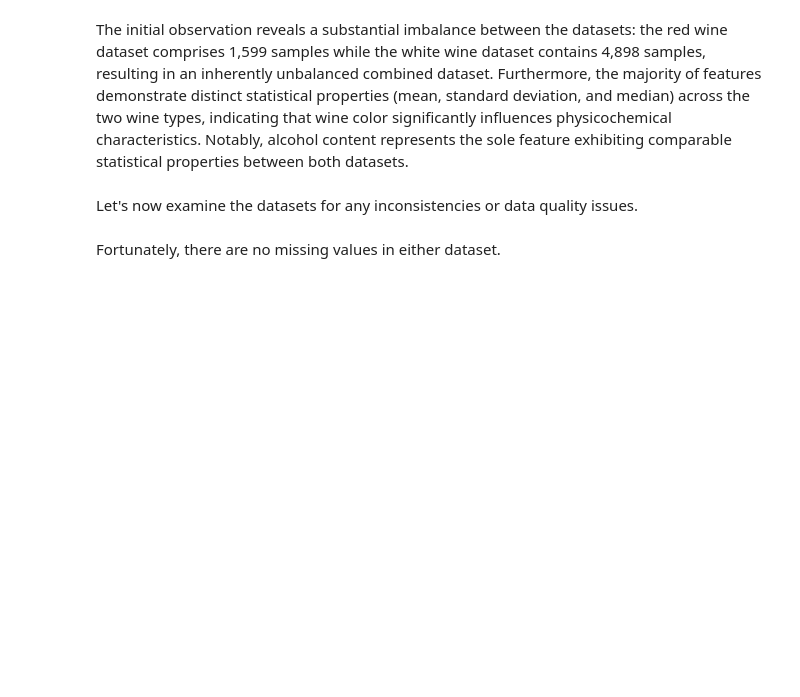
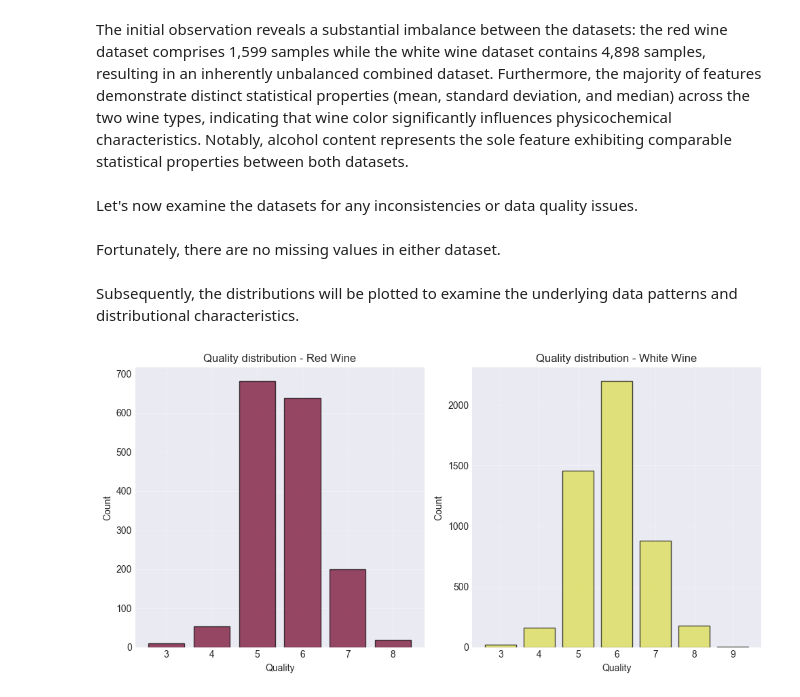
Before and after one commit to PrismaKisar/SVM-Logistic-Regression-for-Wine-Quality-Prediction, a Jupyter notebook: notebooks/data_exploration.ipynb, the cells around one changed output. Drawn from its saved outputs; the diff is of its cells as text; code cells hidden in the pictures; blank space fills up the shorter version.

Commit message:
feat: add data distribution plots

```diff
--- a/notebooks/data_exploration.ipynb
+++ b/notebooks/data_exploration.ipynb
@@ -42,3 +42,25 @@ red_wine.isnull().sum()
 white_wine.isnull().sum()
 # %% [markdown]
 Fortunately, there are no missing values in either dataset.
+# %% [markdown]
+Subsequently, the distributions will be plotted to examine the underlying data patterns and distributional characteristics.
+# %%
+fig, axes = plt.subplots(1, 2, figsize=(10, 5))
+
+red_quality_counts = red_wine['quality'].value_counts().sort_index()
+white_quality_counts = white_wine['quality'].value_counts().sort_index()
+
+def build_distribution_bar(num_axes, wine_quality_counts, color, wine_color):
+    axes[num_axes].bar(wine_quality_counts.index, wine_quality_counts.values, edgecolor='black', alpha=0.7, color=color)
+    axes[num_axes].set_title(f'Quality distribution - {wine_color}')
+    axes[num_axes].set_xlabel('Quality')
+    axes[num_axes].set_ylabel('Count')
+    axes[num_axes].grid(True, alpha=0.3)
+
+build_distribution_bar(0, red_quality_counts, COLOR_RED, 'Red Wine')
+build_distribution_bar(1, white_quality_counts, COLOR_WHITE, 'White Wine')
+
+plt.tight_layout()
+plt.show()
+# %% [output]
+[figure, added]
```
Also changed, not shown: parts of 3 cells of this notebook.
